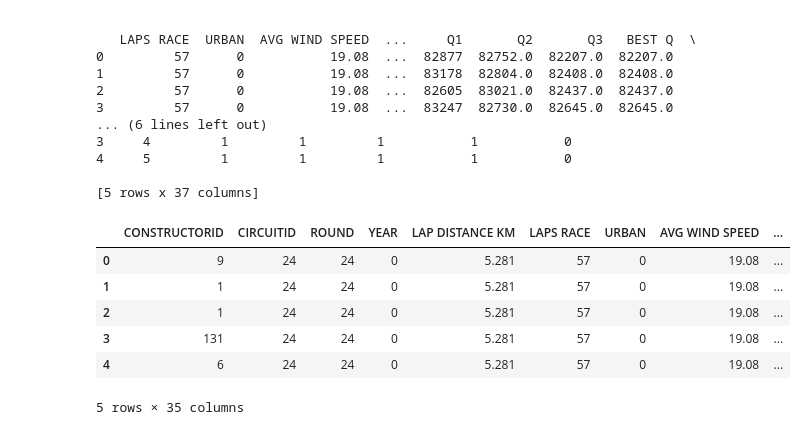
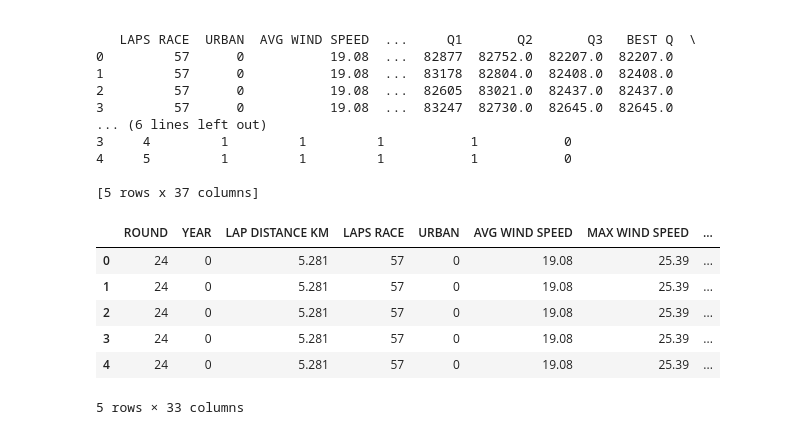
Before and after one commit to 100479095/Predictor_F1_2025, a Jupyter notebook: entrenamiento_modelo.ipynb, the cells around one changed output. Saved outputs shown, nothing was run; the diff lists cells and outputs as text; code cells hidden in the pictures.

```diff
--- a/entrenamiento_modelo.ipynb
+++ b/entrenamiento_modelo.ipynb
@@ -68,7 +68,7 @@ train_data = df[df['YEAR'] < ultimo_anio]
 test_data = df[df['YEAR'] >= ultimo_anio]
 
 #, 'CONSTRUCTORID', 'CIRCUITID', 'Q1', 'Q2', 'Q3'
-cols_to_drop = ['RACEID', 'DRIVERID', 'MS RACE']
+cols_to_drop = ['RACEID', 'DRIVERID', 'MS RACE', 'CONSTRUCTORID', 'CIRCUITID']
 #X = df.drop(columns=cols_to_drop)
 # Transformación Logarítmica de los ms
 #y = np.log1p(df['MS RACE'])
@@ -82,7 +82,7 @@ print(f"Entrenando con {len(X_train)} registros (años anteriores)")
 print(f"Testeando con {len(X_test)} registros (año más reciente)")
 
 #Diferenciamos los atributos categoricos de los numericos
-categorical_features = ['CONSTRUCTORID', 'CIRCUITID']
+categorical_features = []
 numerical_features = [col for col in X_train.columns if col not in categorical_features]
 
 #Creamos el pipeline de transformación
@@ -295,27 +295,27 @@ print(gp_data.head())
 # %%
 #Entrenamos el modelo con todos los datos
 
 X= df.drop(columns=cols_to_drop)
 y = np.log1p(df['MS RACE'])
 
 driver_ids_abu_dhabi = gp_data['DRIVERID'].copy()
 constructor_ids_abu_dhabi = gp_data['CONSTRUCTORID'].copy()
 
 # Eliminar la columna 'RACEID' y 'DRIVERID'. 'MS RACE' no existe en este dataset.
 # 'CONSTRUCTORID' debe mantenerse ya que es una característica categórica para el preprocesador.
-gp_data_cleaned = gp_data.drop(columns=['RACEID', 'DRIVERID'])
+gp_data_cleaned = gp_data.drop(columns=['RACEID', 'DRIVERID', 'CONSTRUCTORID', 'CIRCUITID'])
 
 #Confirmamos que tengan la misma forma
 #X.head()
 gp_data_cleaned.head()
 # %% [output]
-|  | CONSTRUCTORID | CIRCUITID | ROUND | YEAR | LAP DISTANCE KM | LAPS RACE | URBAN | AVG WIND SPEED | ... |
-| 0 | 9 | 24 | 24 | 0 | 5.281 | 57 | 0 | 19.08 | ... |
-| 1 | 1 | 24 | 24 | 0 | 5.281 | 57 | 0 | 19.08 | ... |
-| 2 | 1 | 24 | 24 | 0 | 5.281 | 57 | 0 | 19.08 | ... |
-| 3 | 131 | 24 | 24 | 0 | 5.281 | 57 | 0 | 19.08 | ... |
-| 4 | 6 | 24 | 24 | 0 | 5.281 | 57 | 0 | 19.08 | ... |
+|  | ROUND | YEAR | LAP DISTANCE KM | LAPS RACE | URBAN | AVG WIND SPEED | MAX WIND SPEED | ... |
+| 0 | 24 | 0 | 5.281 | 57 | 0 | 19.08 | 25.39 | ... |
+| 1 | 24 | 0 | 5.281 | 57 | 0 | 19.08 | 25.39 | ... |
+| 2 | 24 | 0 | 5.281 | 57 | 0 | 19.08 | 25.39 | ... |
+| 3 | 24 | 0 | 5.281 | 57 | 0 | 19.08 | 25.39 | ... |
+| 4 | 24 | 0 | 5.281 | 57 | 0 | 19.08 | 25.39 | ... |
-5 rows × 35 columns
+5 rows × 33 columns
 # %%
 final_model = grid_search.best_estimator_
 final_model.fit(X, y)
```
Also changed, not shown: parts of 31 cells of this notebook.
